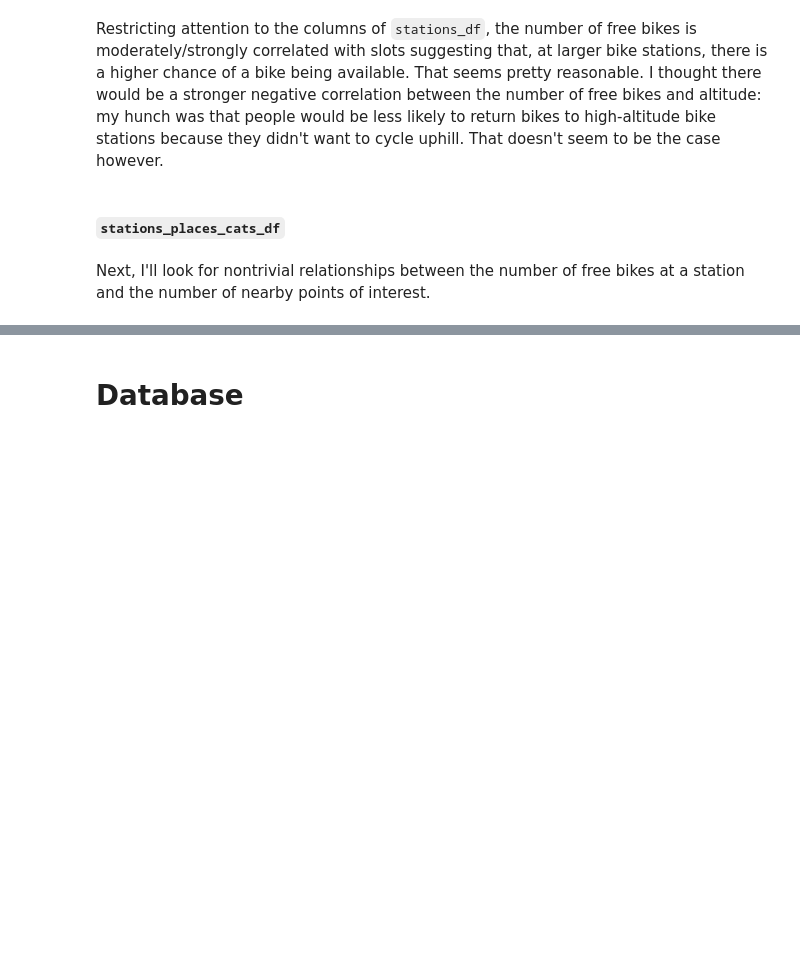
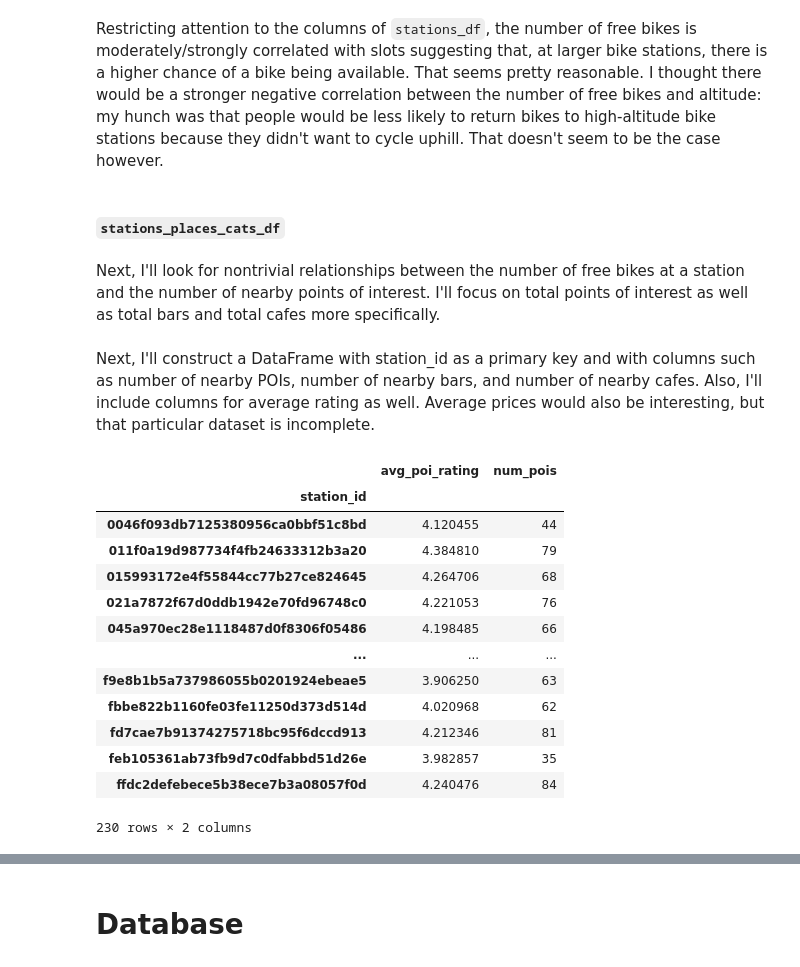
Before and after one commit to harnettd/stat-modelling-with-python, a Jupyter notebook: notebooks/joining_data.ipynb, the cells around one changed output, grey strips where cells are left out. Drawn from its saved outputs; the diff is of its cells as text; code cells hidden in the pictures; blank space fills up the shorter version.

```diff
--- a/notebooks/joining_data.ipynb
+++ b/notebooks/joining_data.ipynb
@@ -178,4 +178,4 @@ Restricting attention to the columns of `stations_df`, the number of free bikes
 # %% [markdown]
 #### `stations_places_cats_df`
 # %% [markdown]
-Next, I'll look for nontrivial relationships between the number of free bikes at a station and the number of nearby points of interest.
+Next, I'll look for nontrivial relationships between the number of free bikes at a station and the number of nearby points of interest. I'll focus on total points of interest as well as total bars and total cafes more specifically.
@@ -181,0 +228,2 @@ Next, I'll look for nontrivial relationships between the number of free bikes at
+# %% [markdown]
+Next, I'll construct a DataFrame with station_id as a primary key and with columns such as number of nearby POIs, number of nearby bars, and number of nearby cafes. Also, I'll include columns for average rating as well. Average prices would also be interesting, but that particular dataset is incomplete.
@@ -181,0 +233,20 @@ Next, I'll look for nontrivial relationships between the number of free bikes at
+# %%
+pois = tmp.groupby(by='station_id')\
+    .agg({'rating': 'mean', 'category_name': 'count'})
+pois.columns = ['avg_poi_rating', 'num_pois']
+pois
+# %% [output]
+|  | avg_poi_rating | num_pois |
+| station_id |  |  |
+| 0046f093db7125380956ca0bbf51c8bd | 4.120455 | 44 |
+| 011f0a19d987734f4fb24633312b3a20 | 4.384810 | 79 |
+| 015993172e4f55844cc77b27ce824645 | 4.264706 | 68 |
+| 021a7872f67d0ddb1942e70fd96748c0 | 4.221053 | 76 |
+| 045a970ec28e1118487d0f8306f05486 | 4.198485 | 66 |
+| ... | ... | ... |
+| f9e8b1b5a737986055b0201924ebeae5 | 3.906250 | 63 |
+| fbbe822b1160fe03fe11250d373d514d | 4.020968 | 62 |
+| fd7cae7b91374275718bc95f6dccd913 | 4.212346 | 81 |
+| feb105361ab73fb9d7c0dfabbd51d26e | 3.982857 | 35 |
+| ffdc2defebece5b38ece7b3a08057f0d | 4.240476 | 84 |
+230 rows × 2 columns
```
Also changed, not shown: parts of 11 cells of this notebook.
